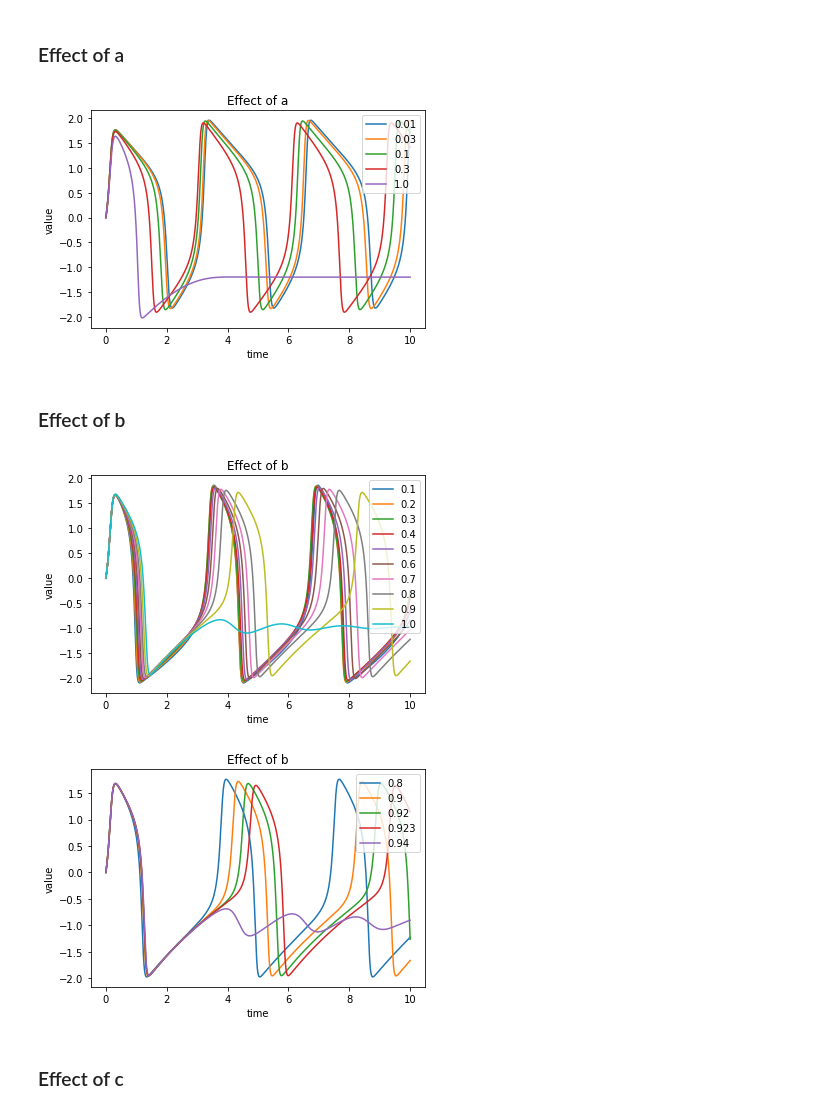
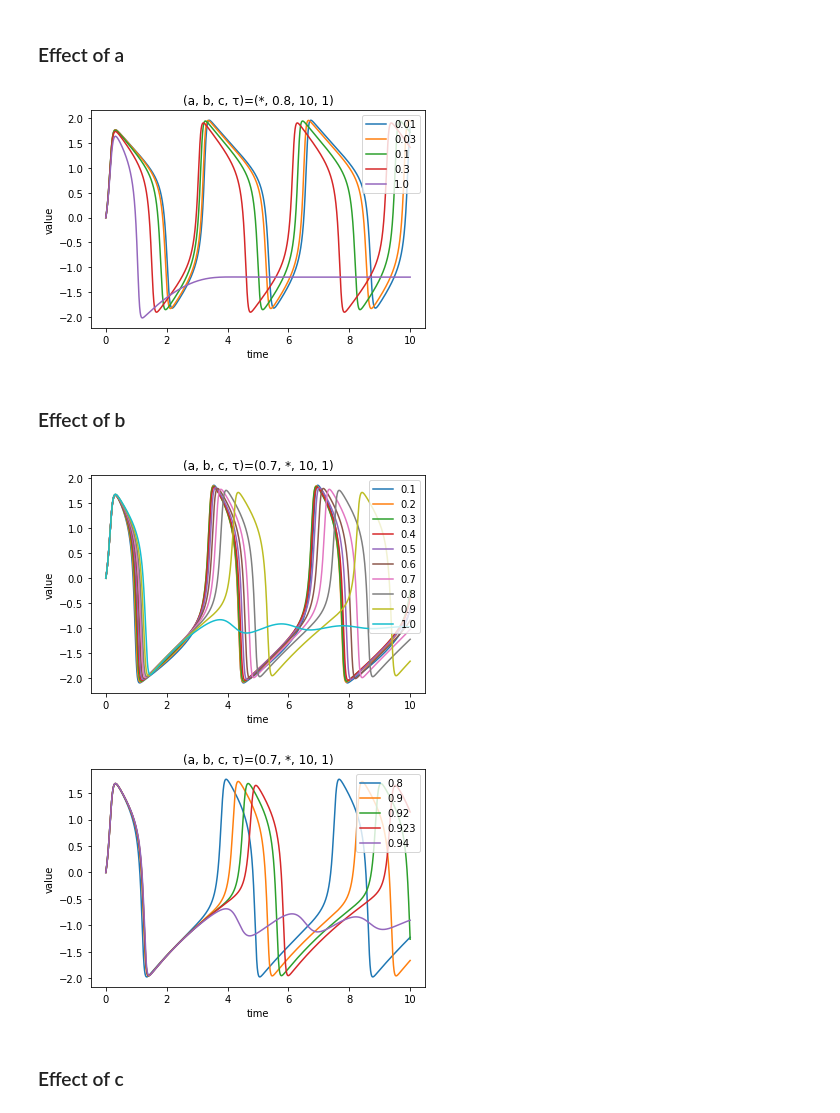
Before and after one commit to nkknj/Fitzhugh-Nagumo, a Jupyter notebook: FNmodel_behavior.ipynb, the cells around one changed output. Drawn from its saved outputs; the diff is of its cells as text; code cells hidden in the pictures.

```diff
--- a/FNmodel_behavior.ipynb
+++ b/FNmodel_behavior.ipynb
@@ -34,28 +34,28 @@ T=10
 # %%
 As=[0.01, 0.03, 0.1, 0.3, 1.0]
 b=0.8
 c=10
 tau=1
 
 dt=0.001
 I=0.38
 
 for a in As:
     t=0
     vec=np.zeros([2, 1]).reshape(2, 1)
     while t<T:
         vec=np.c_[vec, FNmodel(vec[:, -1], I).reshape(2, 1)]
         t+=dt
 
     plt.plot(np.arange(vec.shape[1])*dt, vec[0], label=str(a))
 
 plt.legend(loc='upper right')
 plt.xlabel('time')
 plt.ylabel('value')
-plt.title('Effect of a')
+plt.title('(a, b, c, τ)=(*, 0.8, 10, 1)')
 plt.show()
 # %% [output]
-[figure, old version]
+[figure, new version]
 # %% [markdown]
 ### Effect of b
 # %%
@@ -79,10 +79,10 @@ for b in Bs:
 plt.legend(loc='upper right')
 plt.xlabel('time')
 plt.ylabel('value')
-plt.title('Effect of b')
+plt.title('(a, b, c, τ)=(0.7, *, 10, 1)')
 plt.show()
 # %% [output]
-[figure, old version]
+[figure, new version]
 # %%
 a=0.7
 Bs=[0.8, 0.9, 0.92, 0.923, 0.94]
@@ -104,10 +104,10 @@ for b in Bs:
 plt.legend(loc='upper right')
 plt.xlabel('time')
 plt.ylabel('value')
-plt.title('Effect of b')
+plt.title('(a, b, c, τ)=(0.7, *, 10, 1)')
 plt.show()
 # %% [output]
-[figure, old version]
+[figure, new version]
 # %% [markdown]
 ### Effect of c
 # %%
```
Also changed, not shown: parts of 5 cells of this notebook.
